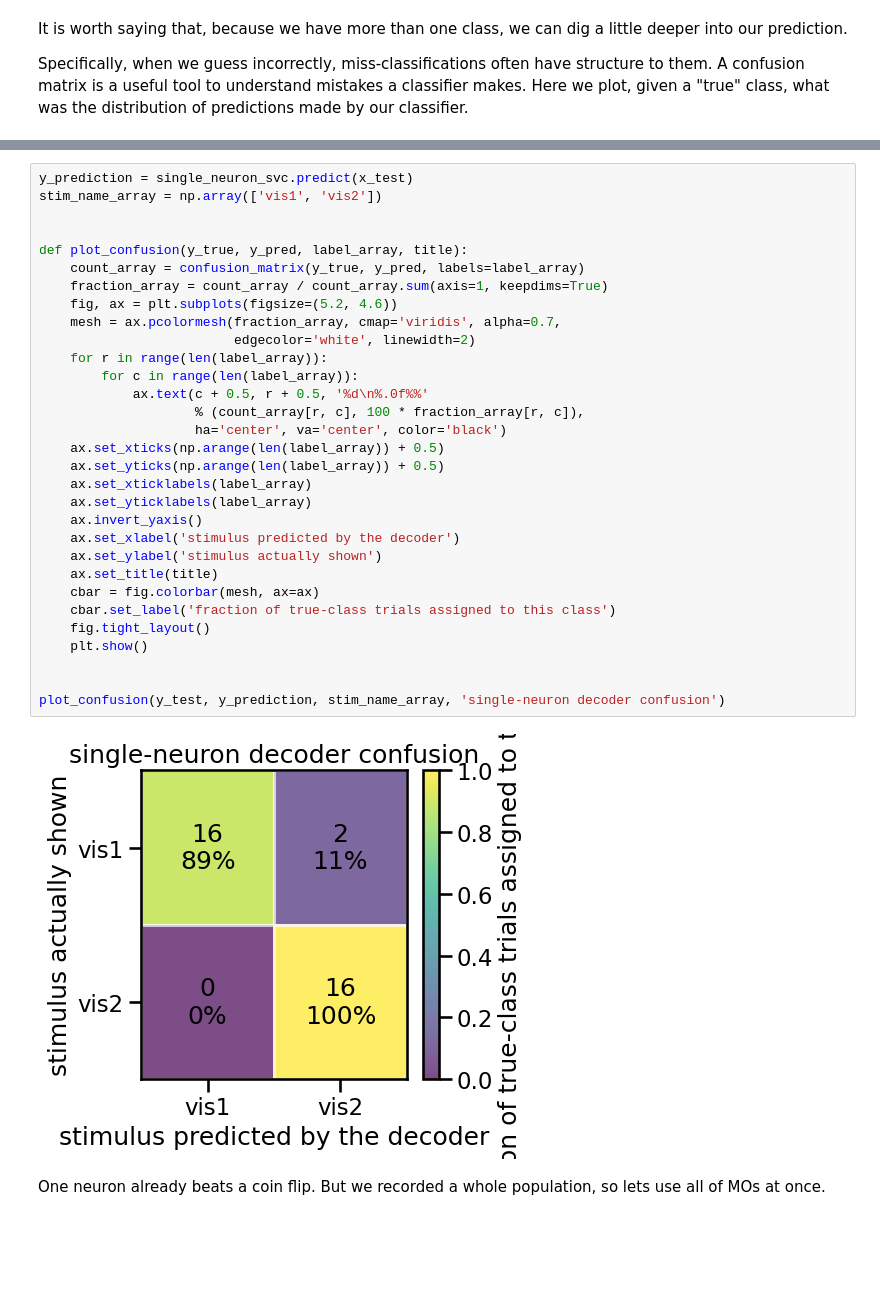
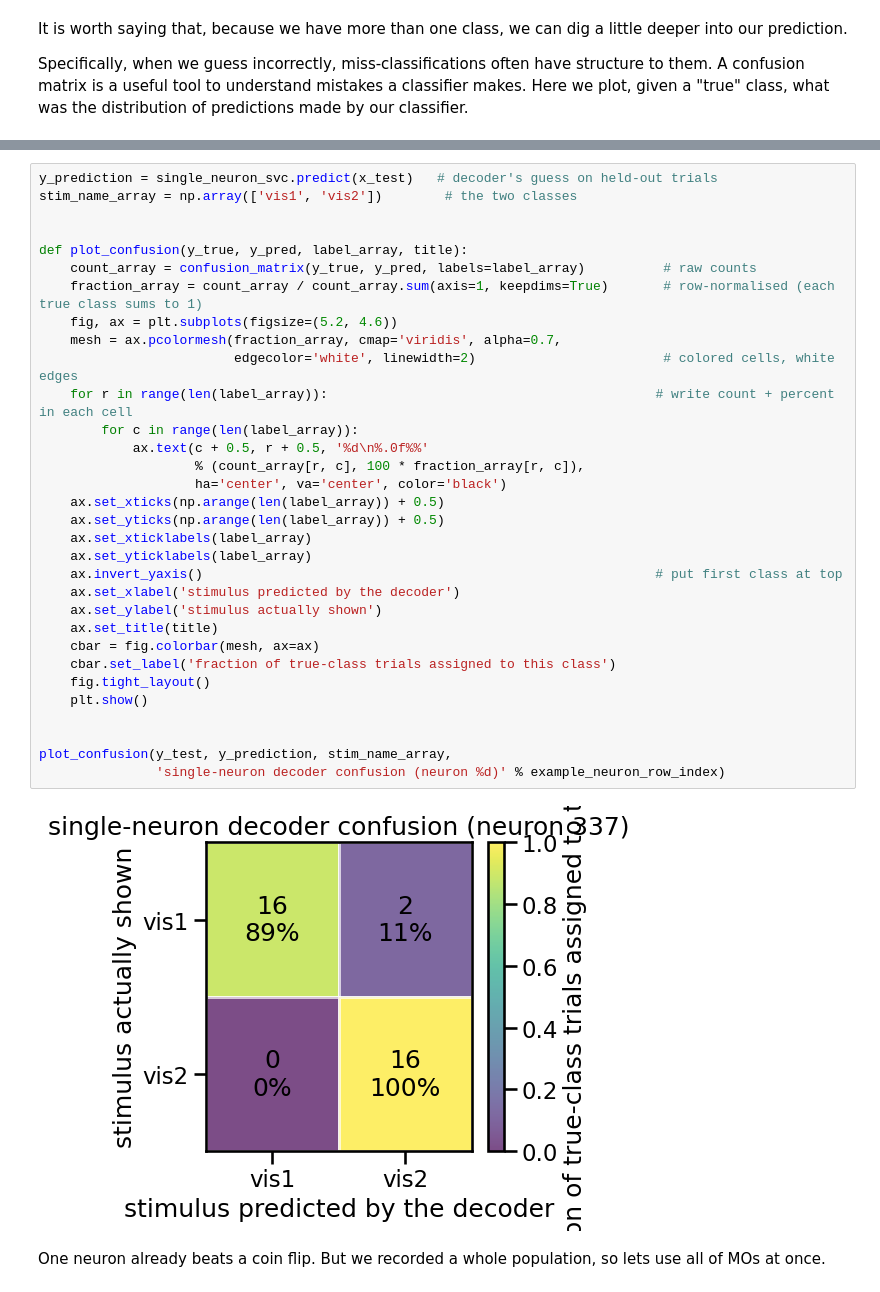
Before and after one commit to AllenSWDB/SWDB_2026_Behavioral_States, a Jupyter notebook: code/Workshop2_decoding_Noga_v3 (2).ipynb, the cells around one changed output, grey strips where cells are left out. Cells and saved outputs as stored; diff of their text form; blank space fills up the shorter version.

```diff
--- a/code/Workshop2_decoding_Noga_v3.ipynb
+++ b/code/Workshop2_decoding_Noga_v3 (2).ipynb
@@ -492,36 +551,37 @@ Specifically, when we guess incorrectly, miss-classifications often have structu
 # %%
-y_prediction = single_neuron_svc.predict(x_test)
-stim_name_array = np.array(['vis1', 'vis2'])
+y_prediction = single_neuron_svc.predict(x_test)   # decoder's guess on held-out trials
+stim_name_array = np.array(['vis1', 'vis2'])        # the two classes
 
 
 def plot_confusion(y_true, y_pred, label_array, title):
-    count_array = confusion_matrix(y_true, y_pred, labels=label_array)
-    fraction_array = count_array / count_array.sum(axis=1, keepdims=True)
+    count_array = confusion_matrix(y_true, y_pred, labels=label_array)          # raw counts
+    fraction_array = count_array / count_array.sum(axis=1, keepdims=True)       # row-normalised (each true class sums to 1)
     fig, ax = plt.subplots(figsize=(5.2, 4.6))
     mesh = ax.pcolormesh(fraction_array, cmap='viridis', alpha=0.7,
-                         edgecolor='white', linewidth=2)
-    for r in range(len(label_array)):
+                         edgecolor='white', linewidth=2)                        # colored cells, white edges
+    for r in range(len(label_array)):                                          # write count + percent in each cell
         for c in range(len(label_array)):
             ax.text(c + 0.5, r + 0.5, '%d\n%.0f%%'
                     % (count_array[r, c], 100 * fraction_array[r, c]),
                     ha='center', va='center', color='black')
     ax.set_xticks(np.arange(len(label_array)) + 0.5)
     ax.set_yticks(np.arange(len(label_array)) + 0.5)
     ax.set_xticklabels(label_array)
     ax.set_yticklabels(label_array)
-    ax.invert_yaxis()
+    ax.invert_yaxis()                                                          # put first class at top
     ax.set_xlabel('stimulus predicted by the decoder')
     ax.set_ylabel('stimulus actually shown')
     ax.set_title(title)
     cbar = fig.colorbar(mesh, ax=ax)
     cbar.set_label('fraction of true-class trials assigned to this class')
     fig.tight_layout()
     plt.show()
 
 
-plot_confusion(y_test, y_prediction, stim_name_array, 'single-neuron decoder confusion')
+plot_confusion(y_test, y_prediction, stim_name_array,
+               'single-neuron decoder confusion (neuron %d)' % example_neuron_row_index)
 # %% [output]
-[figure, old version]
+[figure, new version]
 # %% [markdown]
 One neuron already beats a coin flip. But we recorded a whole population, so lets use all of MOs at once.
 # %% [markdown]
```
Also changed, not shown: parts of 14 cells of this notebook.
